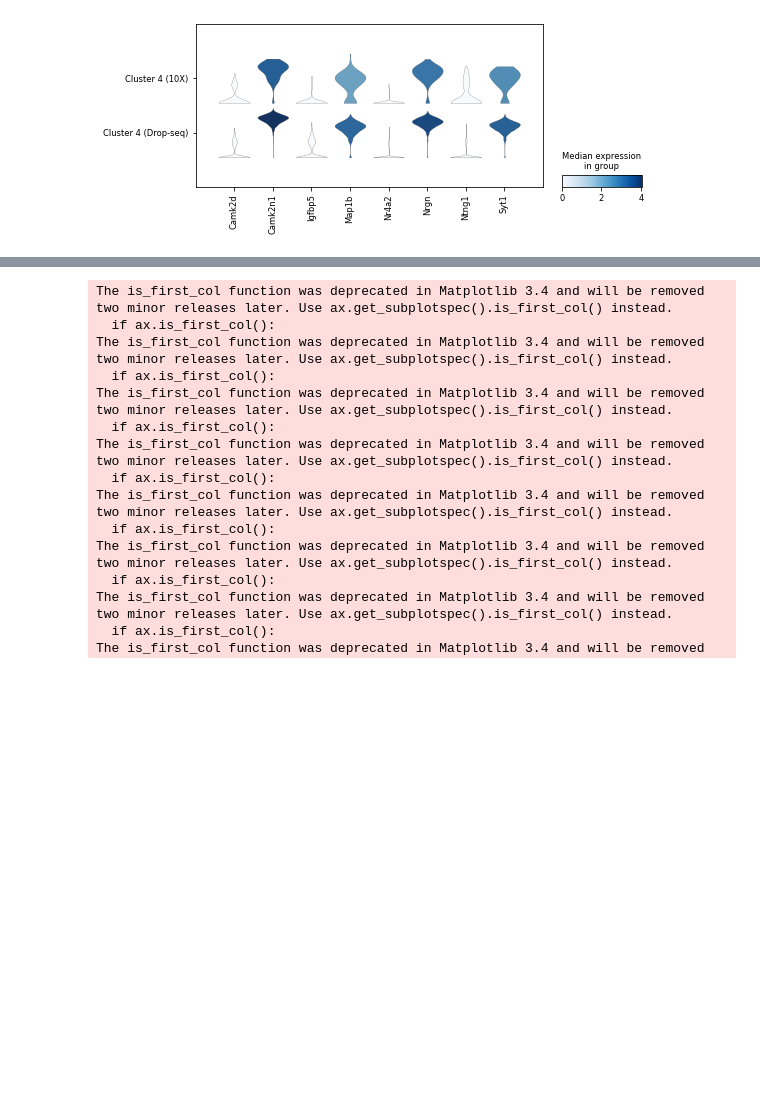
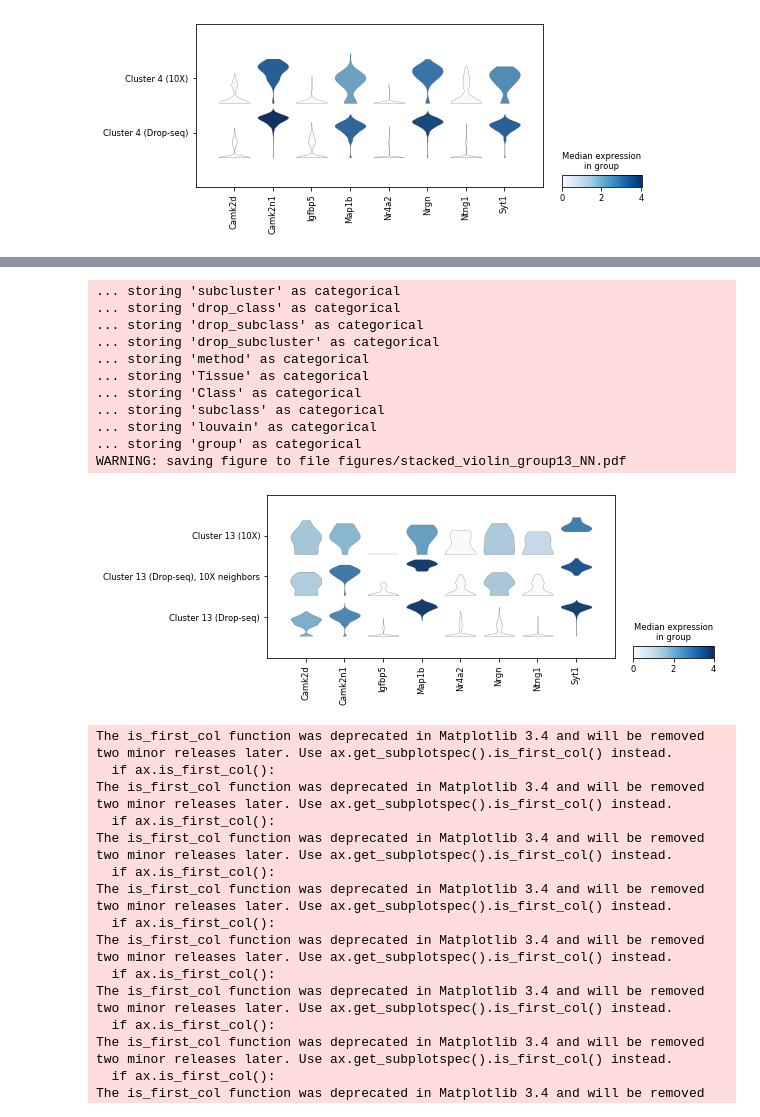
Before and after one commit to jiazhao97/Portal-reproducibility, a Jupyter notebook: Reproduce-MouseBrain-HC.ipynb, the cells around one changed output, grey strips where cells are left out. Cells and saved outputs as stored; diff of their text form; code cells hidden in the pictures; blank space fills up the shorter version.

```diff
--- a/Reproduce-MouseBrain-HC.ipynb
+++ b/Reproduce-MouseBrain-HC.ipynb
@@ -37,7 +37,7 @@ if not os.path.exists(data_path):
 
 # Drop-seq
 
-datapath_Drop = "/import/home/share/Portal-reproduce/Raw_data_Saunders"
+datapath_Drop = "./Raw_data_Saunders"
 
 dropviz_RDSname_dict = {"TH": "F_GRCm38.81.P60Thalamus.subcluster.assign.RDS",
                         "HC": "F_GRCm38.81.P60Hippocampus.subcluster.assign.RDS",
@@ -86,7 +86,7 @@ adata_dropseq = adata_dropseq[meta_dropseq.index]
 
 # 10X
 
-datapath_10X = "/import/home/share/Portal-reproduce/Raw_data_Zeisel"
+datapath_10X = "./Raw_data_Zeisel"
 
 tissuename_10X_dict = {"TH": "Thal", "HC": "HC", "CB": "CB"}
 
@@ -397,3 +397,34 @@ sc.pl.stacked_violin(adata_g4, list(sorted(genes)), 'group', figsize=(8,3), save
 ... storing 'group' as categorical
 WARNING: saving figure to file figures/stacked_violin_group4.pdf
 [figure]
+# %%
+lowdim = model.latent
+cellid = meta.index.astype(str)
+lowdim_dropseq = lowdim[:adata_dropseq.shape[0], :]
+lowdim_10X = lowdim[adata_dropseq.shape[0]:, :]
+
+idx_dropseq = (adata_dropseq.obs.louvain == "13")
+idx_10X = (adata_10X.obs.louvain == "13")
+
+ad_drop_13 = adata_dropseq[list(idx_dropseq), :]
+ad_10X_13 = adata_10X[list(idx_10X), :]
+
+em_drop_13 = lowdim_dropseq[idx_dropseq, :]
+em_10X_13 = lowdim_10X[idx_10X, :]
+
+from sklearn.neighbors import NearestNeighbors
+nbrs = NearestNeighbors(n_neighbors=5).fit(em_drop_13)
+distances, indices = nbrs.kneighbors(em_10X_13)
+idx_NN = list(set(np.array(indices).reshape(-1)))
+ad_drop_13NN = ad_drop_13[list(idx_NN) ,:]
+
+adata_g13_dropseq = adata_dropseq[adata_dropseq.obs.index[adata_dropseq.obs.louvain == "13"], list(genes)].copy()
+adata_g13_dropseq.obs['group'] = 'Cluster 13 (Drop-seq)'
+
+adata_g13_10X = adata_10X[adata_10X.obs.index[adata_10X.obs.louvain == "13"], list(genes)].copy()
+adata_g13_10X.obs['group'] = 'Cluster 13 (10X)'
+
+adata_g13_dropseq_NN = adata_g13_dropseq[ad_drop_13NN.obs.index, :]
+adata_g13_dropseq_NN.obs['group'] = 'Cluster 13 (Drop-seq), 10X neighbors'
+
+adata_g13_10X, adata_g13_dropseq_NN, adata_g13_dropseq
@@ -400,3 +445,21 @@ WARNING: saving figure to file figures/stacked_violin_group4.pdf
+# %%
+adata_g13 = adata_g13_dropseq_NN.concatenate(adata_g13_10X)
+adata_g13 = adata_g13.concatenate(adata_g13_dropseq)
+sc.pl.stacked_violin(adata_g13, list(sorted(genes)), 'group', figsize=(8,3), save="group13_NN.pdf", vmax=4.,
+                     categories_order=["Cluster 13 (10X)", "Cluster 13 (Drop-seq), 10X neighbors", "Cluster 13 (Drop-seq)"])
+# %% [output]
+... storing 'subcluster' as categorical
+... storing 'drop_class' as categorical
+... storing 'drop_subclass' as categorical
+... storing 'drop_subcluster' as categorical
+... storing 'method' as categorical
+... storing 'Tissue' as categorical
+... storing 'Class' as categorical
+... storing 'subclass' as categorical
+... storing 'louvain' as categorical
+... storing 'group' as categorical
+WARNING: saving figure to file figures/stacked_violin_group13_NN.pdf
+[figure, added]
 # %%
 from sklearn.neighbors import KernelDensity
 
```
Also changed, not shown: parts of 3 cells of this notebook, 1 other file.
